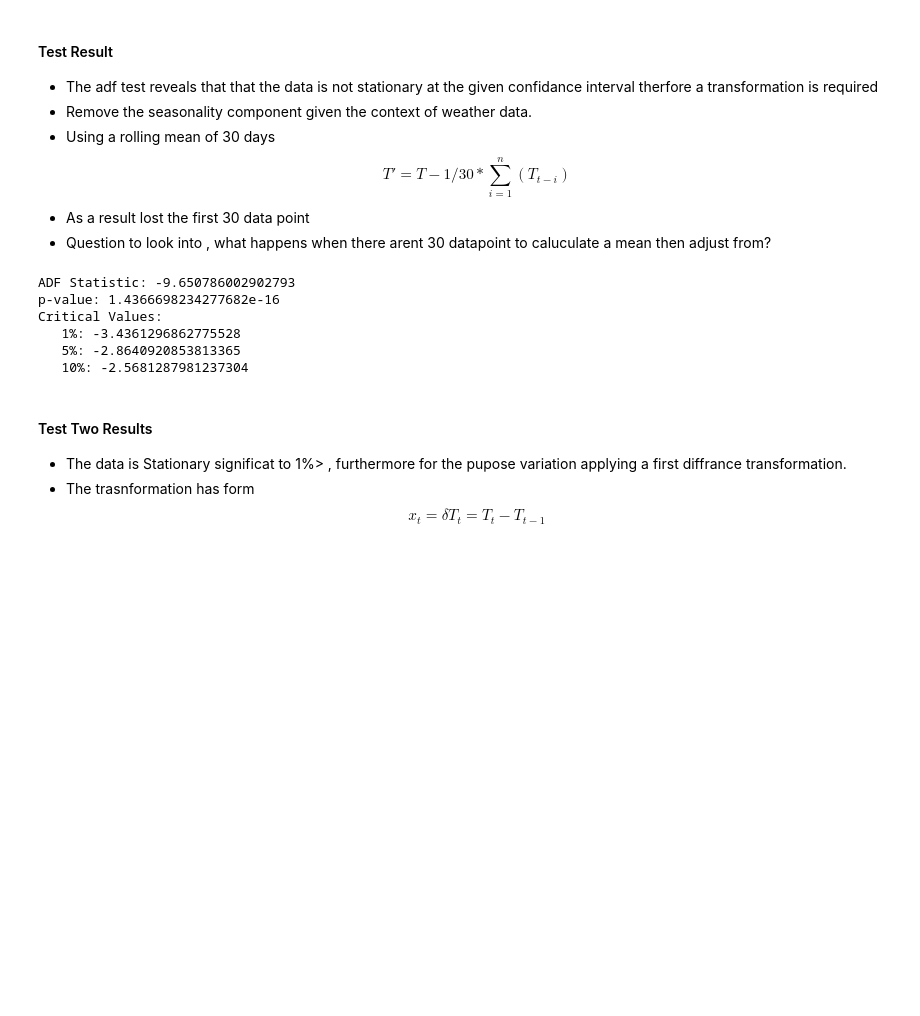
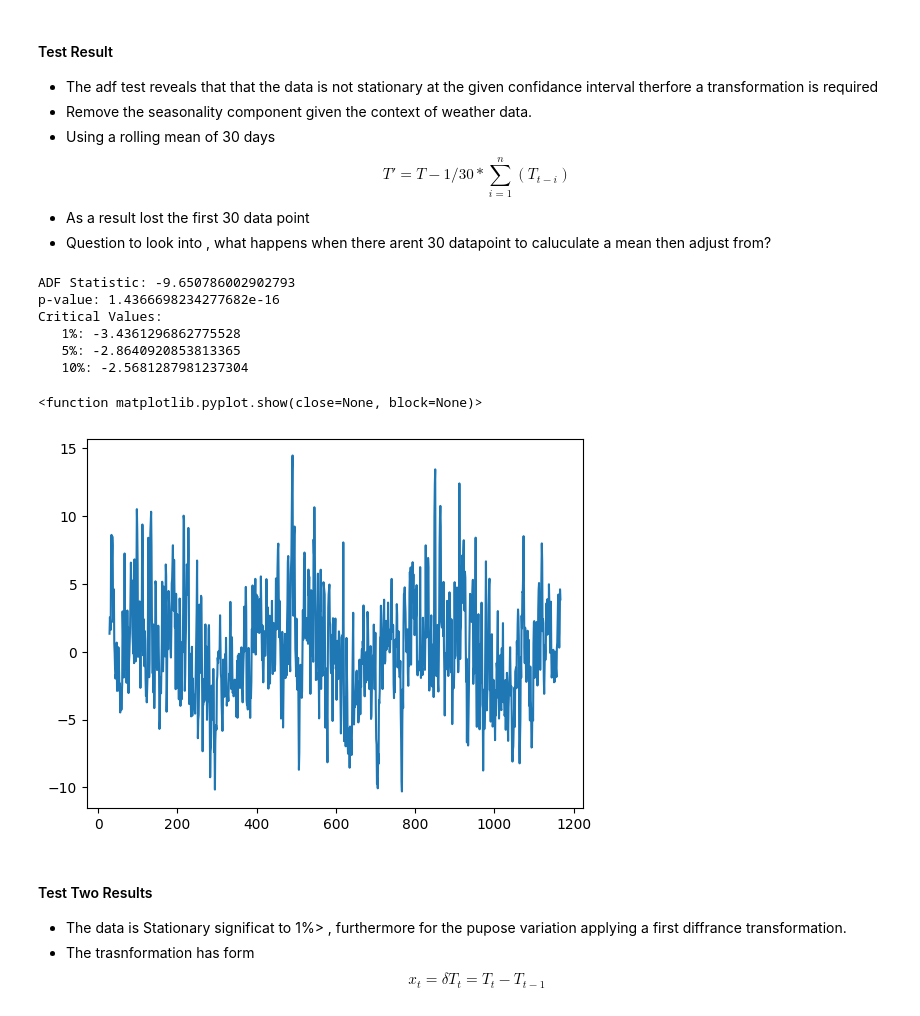
Before and after one commit to sanula05/HMM-For-Seattel-Weather-Forcasting, a Jupyter notebook: HMM.ipynb, the cells around one changed output. Drawn from its saved outputs; the diff is of its cells as text; code cells hidden in the pictures; blank space fills up the shorter version.

```diff
--- a/HMM.ipynb
+++ b/HMM.ipynb
@@ -58,25 +58,29 @@ Critical Values:
 # %%
 import numpy as np
 
 TempTransformed = (data['temp_max']-data['temp_max'].rolling(30).mean()) #<- Number of elem
 TempTransformed = TempTransformed.dropna() #<- Failed first time as the roling meand gave NaN for the first 30 data points
 
 # Retesting for Stationarity
 
 result2 = adfuller(TempTransformed)
 
 print("ADF Statistic:", result2[0])
 print("p-value:", result2[1])
 print("Critical Values:")
 for key, value in result2[4].items():
     print(f"   {key}: {value}")
+plt.plot(TempTransformed)
+plt.show
 # %% [output]
 ADF Statistic: -9.650786002902793
 p-value: 1.4366698234277682e-16
 Critical Values:
    1%: -3.4361296862775528
    5%: -2.8640920853813365
    10%: -2.5681287981237304
+<function matplotlib.pyplot.show(close=None, block=None)>
+[figure, added]
 # %% [markdown]
 #### Test Two Results
 - The data is Stationary significat to 1%> , furthermore for the pupose variation applying a first diffrance transformation.
```
Also changed, not shown: parts of 3 cells of this notebook.
